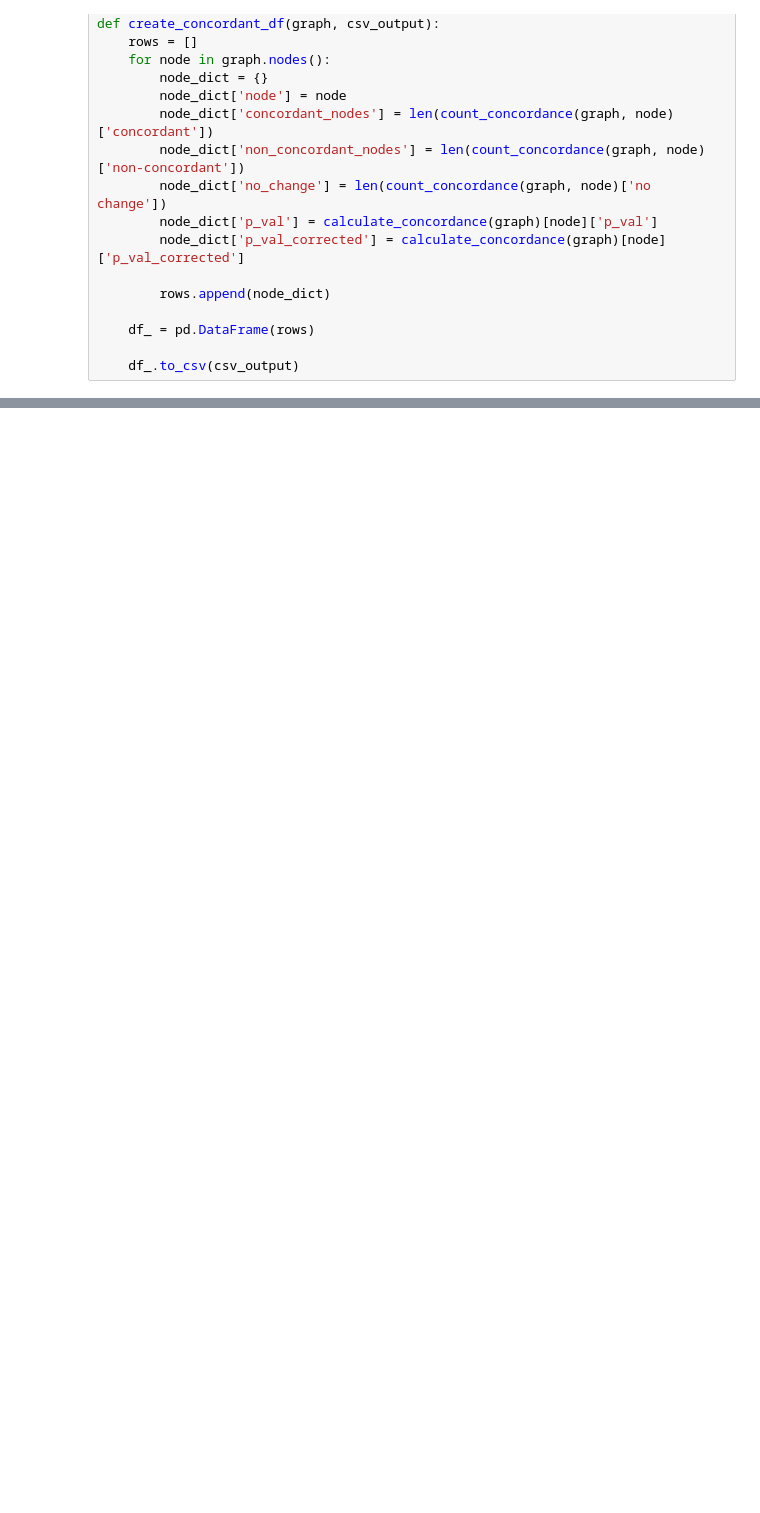
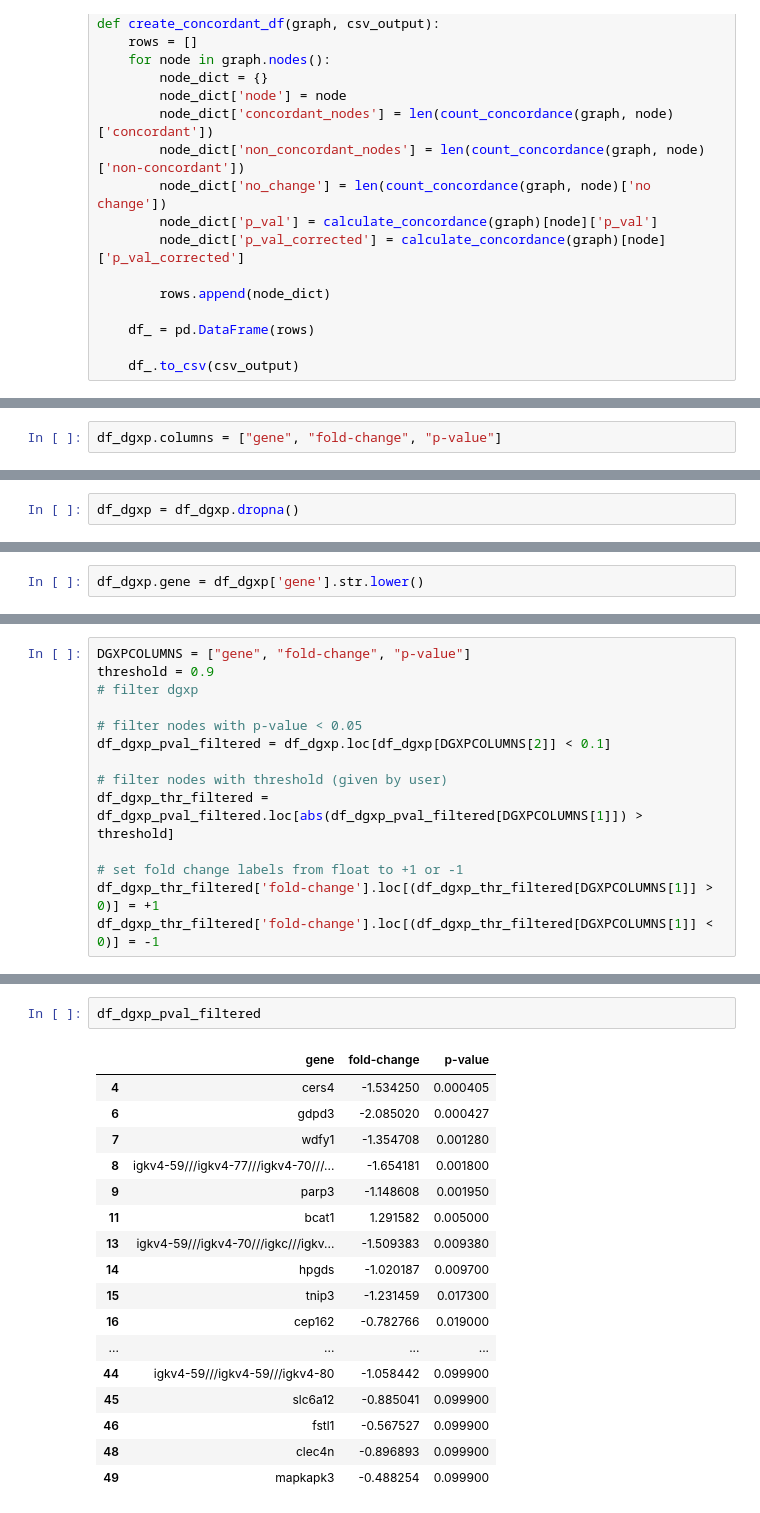
Before and after one commit to sophiakrix/MechanismEnrichmentLab, a Jupyter notebook: NetworksBiology.ipynb, the cells around one changed output, grey strips where cells are left out. Cells and saved outputs as stored; diff of their text form; blank space fills up the shorter version.

Commit message:
dgxp mapping

```diff
--- a/NetworksBiology.ipynb
+++ b/NetworksBiology.ipynb
@@ -377,0 +409,2 @@ create_concordant_df(G, "/Users/sophiakrix/Desktop/Concordance_test.csv")
+# %%
+df_dgxp.columns = ["gene", "fold-change", "p-value"]
@@ -377,0 +420,2 @@ create_concordant_df(G, "/Users/sophiakrix/Desktop/Concordance_test.csv")
+# %%
+df_dgxp = df_dgxp.dropna()
@@ -377,0 +431,2 @@ create_concordant_df(G, "/Users/sophiakrix/Desktop/Concordance_test.csv")
+# %%
+df_dgxp.gene = df_dgxp['gene'].str.lower()
@@ -377,0 +468,14 @@ create_concordant_df(G, "/Users/sophiakrix/Desktop/Concordance_test.csv")
+# %%
+DGXPCOLUMNS = ["gene", "fold-change", "p-value"]
+threshold = 0.9
+# filter dgxp
+
+# filter nodes with p-value < 0.05
+df_dgxp_pval_filtered = df_dgxp.loc[df_dgxp[DGXPCOLUMNS[2]] < 0.1]
+
+# filter nodes with threshold (given by user)
+df_dgxp_thr_filtered = df_dgxp_pval_filtered.loc[abs(df_dgxp_pval_filtered[DGXPCOLUMNS[1]]) > threshold]
+
+# set fold change labels from float to +1 or -1
+df_dgxp_thr_filtered['fold-change'].loc[(df_dgxp_thr_filtered[DGXPCOLUMNS[1]] > 0)] = +1
+df_dgxp_thr_filtered['fold-change'].loc[(df_dgxp_thr_filtered[DGXPCOLUMNS[1]] < 0)] = -1
@@ -377,0 +491,20 @@ create_concordant_df(G, "/Users/sophiakrix/Desktop/Concordance_test.csv")
+# %%
+df_dgxp_pval_filtered
+# %% [output]
+|  | gene | fold-change | p-value |
+| 4 | cers4 | -1.534250 | 0.000405 |
+| 6 | gdpd3 | -2.085020 | 0.000427 |
+| 7 | wdfy1 | -1.354708 | 0.001280 |
+| 8 | igkv4-59///igkv4-77///igkv4-70///... | -1.654181 | 0.001800 |
+| 9 | parp3 | -1.148608 | 0.001950 |
+| 11 | bcat1 | 1.291582 | 0.005000 |
+| 13 | igkv4-59///igkv4-70///igkc///igkv... | -1.509383 | 0.009380 |
+| 14 | hpgds | -1.020187 | 0.009700 |
+| 15 | tnip3 | -1.231459 | 0.017300 |
+| 16 | cep162 | -0.782766 | 0.019000 |
+| ... | ... | ... | ... |
+| 44 | igkv4-59///igkv4-59///igkv4-80 | -1.058442 | 0.099900 |
+| 45 | slc6a12 | -0.885041 | 0.099900 |
+| 46 | fstl1 | -0.567527 | 0.099900 |
+| 48 | clec4n | -0.896893 | 0.099900 |
+| 49 | mapkapk3 | -0.488254 | 0.099900 |
```
Also changed, not shown: parts of 15 cells of this notebook, 5 other files.
